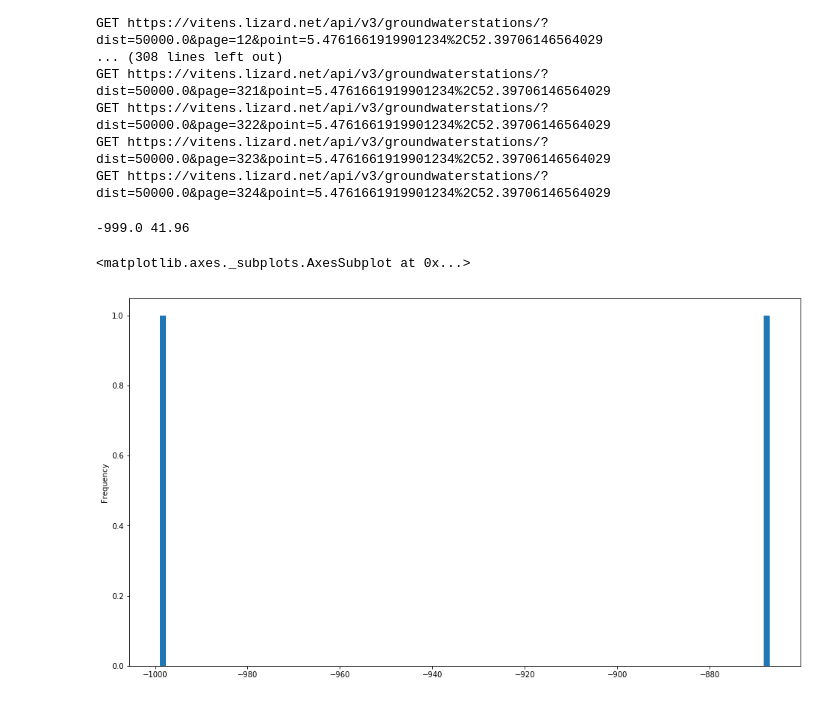
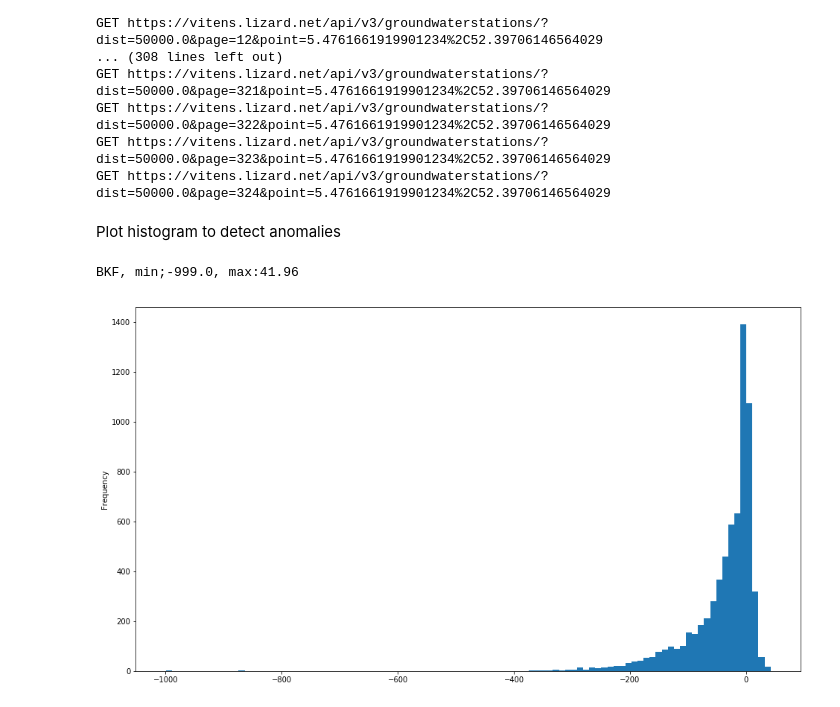
Before and after one commit to Vitens/pylizard, a Jupyter notebook: example/Example_and_Test.ipynb, the cells around one changed output. Saved outputs shown, nothing was run; the diff lists cells and outputs as text; code cells hidden in the pictures.

```diff
--- a/example/Example_and_Test.ipynb
+++ b/example/Example_and_Test.ipynb
@@ -57,7 +117,6 @@ plt.show()
 # %%
-import pylizard
-x, y = 161055,  489917
-p2 = pylizard.pnt2buis(x, y, 50000., report=True)
+x, y, dist = 161055,  489917, 50000.
+p = pylizard.pnt2buis(x, y, dist, report=True)
 # %% [output]
 GET https://vitens.lizard.net/api/v3/groundwaterstations/?dist=50000.0&point=5.4761661919901234,52.39706146564029
 GET https://vitens.lizard.net/api/v3/groundwaterstations/?dist=50000.0&page=2&point=5.4761661919901234%2C52.39706146564029
@@ -76,10 +135,11 @@ GET https://vitens.lizard.net/api/v3/groundwaterstations/?dist=50000.0&page=321&
 GET https://vitens.lizard.net/api/v3/groundwaterstations/?dist=50000.0&page=322&point=5.4761661919901234%2C52.39706146564029
 GET https://vitens.lizard.net/api/v3/groundwaterstations/?dist=50000.0&page=323&point=5.4761661919901234%2C52.39706146564029
 GET https://vitens.lizard.net/api/v3/groundwaterstations/?dist=50000.0&page=324&point=5.4761661919901234%2C52.39706146564029
+# %% [markdown]
+Plot histogram to detect anomalies
 # %%
-print(p2.bkf.min(), p2.bkf.max())
-p2.bkf.loc[p2.bkf<-800].plot.hist(100, figsize=[16, 9])
+print("BKF, min;{}, max:{}".format(p.bkf.min(), p.bkf.max()))
+p.bkf.plot.hist(100, figsize=[16, 9]);
 # %% [output]
--999.0 41.96
+BKF, min;-999.0, max:41.96
-<matplotlib.axes._subplots.AxesSubplot at 0x...>
-[figure, old version]
+[figure, new version]
```
Also changed, not shown: parts of 13 cells of this notebook, 6 other files.
